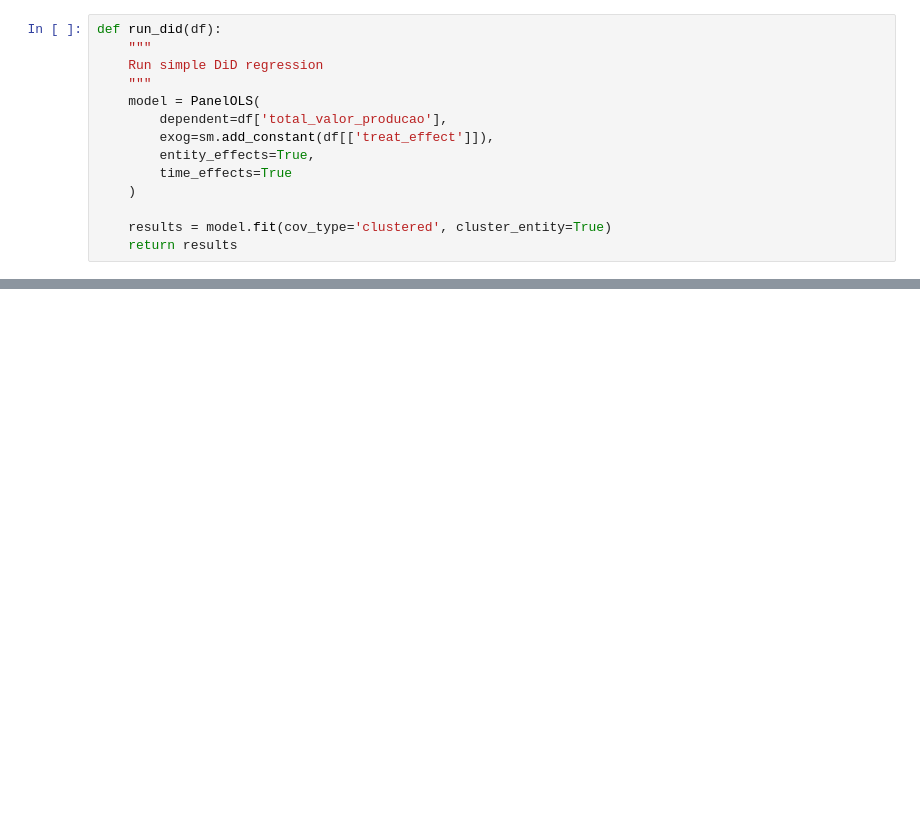
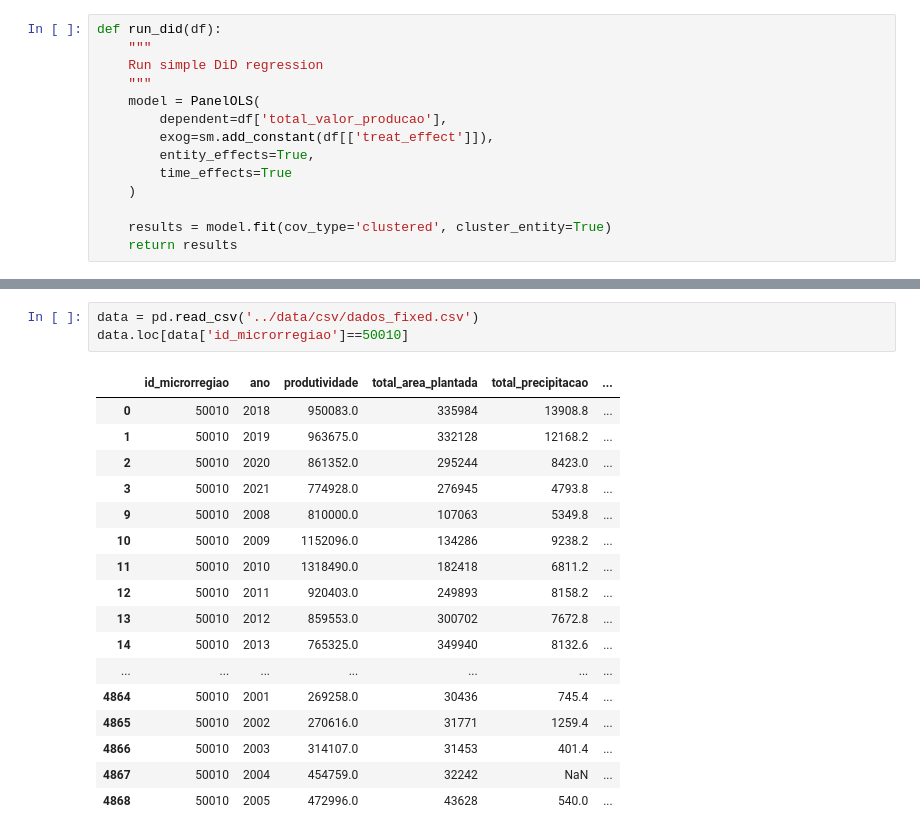
Before and after one commit to danielcavalli/tcc-ie-ufrj-2024, a Jupyter notebook: notebooks/3 - DiD Model.ipynb, the cells around one changed output, grey strips where cells are left out. Drawn from its saved outputs; the diff is of its cells as text; blank space fills up the shorter version.

```diff
--- a/notebooks/3 - DiD Model.ipynb
+++ b/notebooks/3 - DiD Model.ipynb
@@ -62,2 +62,23 @@ Distribution: F(130,98)
 
 Included effects: Entity, Time
+# %%
+data = pd.read_csv('../data/csv/dados_fixed.csv')
+data.loc[data['id_microrregiao']==50010]
+# %% [output]
+|  | id_microrregiao | ano | produtividade | total_area_plantada | total_precipitacao | ... |
+| 0 | 50010 | 2018 | 950083.0 | 335984 | 13908.8 | ... |
+| 1 | 50010 | 2019 | 963675.0 | 332128 | 12168.2 | ... |
+| 2 | 50010 | 2020 | 861352.0 | 295244 | 8423.0 | ... |
+| 3 | 50010 | 2021 | 774928.0 | 276945 | 4793.8 | ... |
+| 9 | 50010 | 2008 | 810000.0 | 107063 | 5349.8 | ... |
+| 10 | 50010 | 2009 | 1152096.0 | 134286 | 9238.2 | ... |
+| 11 | 50010 | 2010 | 1318490.0 | 182418 | 6811.2 | ... |
+| 12 | 50010 | 2011 | 920403.0 | 249893 | 8158.2 | ... |
+| 13 | 50010 | 2012 | 859553.0 | 300702 | 7672.8 | ... |
+| 14 | 50010 | 2013 | 765325.0 | 349940 | 8132.6 | ... |
+| ... | ... | ... | ... | ... | ... | ... |
+| 4864 | 50010 | 2001 | 269258.0 | 30436 | 745.4 | ... |
+| 4865 | 50010 | 2002 | 270616.0 | 31771 | 1259.4 | ... |
+| 4866 | 50010 | 2003 | 314107.0 | 31453 | 401.4 | ... |
+| 4867 | 50010 | 2004 | 454759.0 | 32242 | NaN | ... |
+| 4868 | 50010 | 2005 | 472996.0 | 43628 | 540.0 | ... |
```
Also changed, not shown: parts of 3 cells of this notebook, 5 other files.
